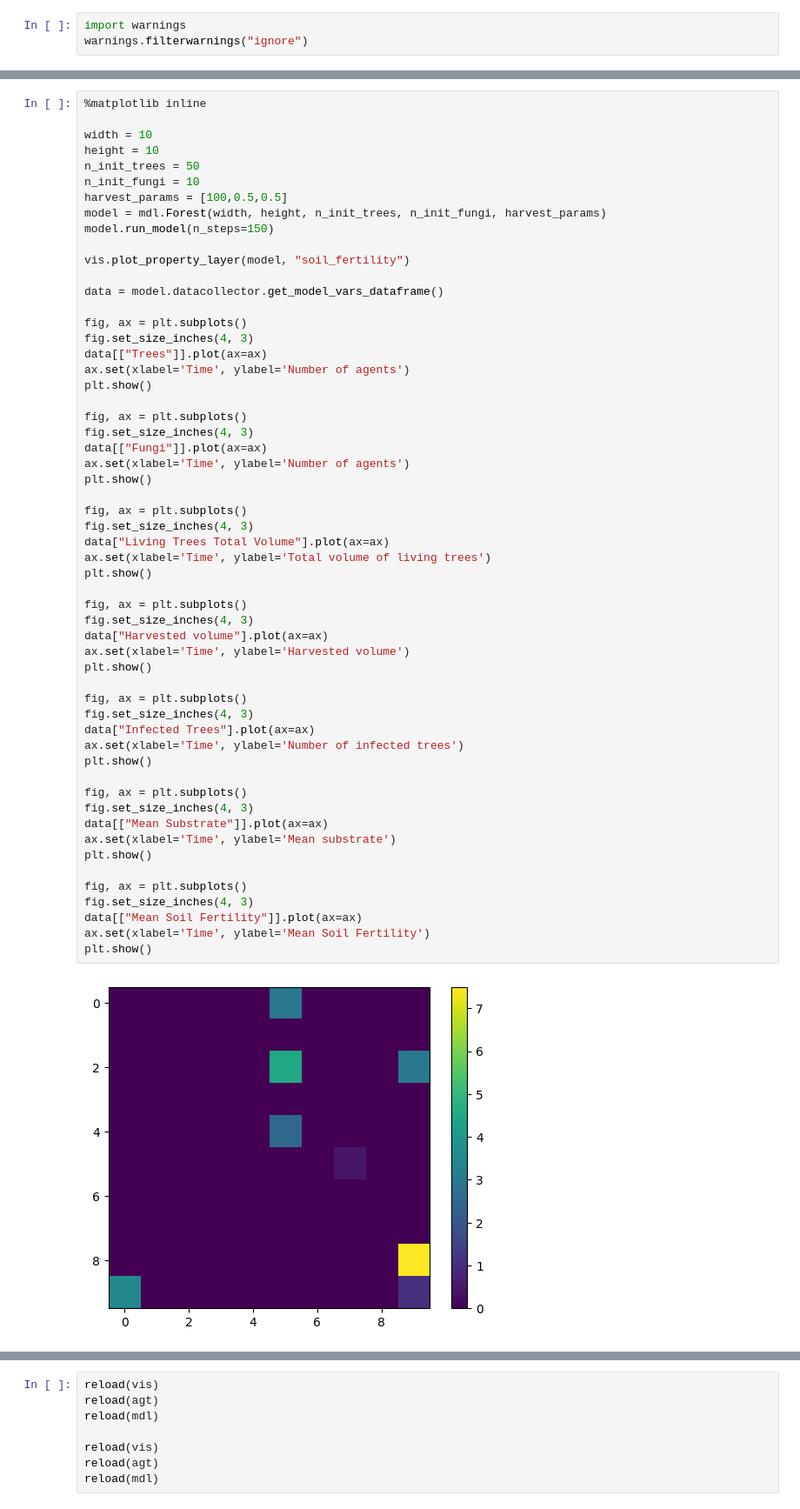
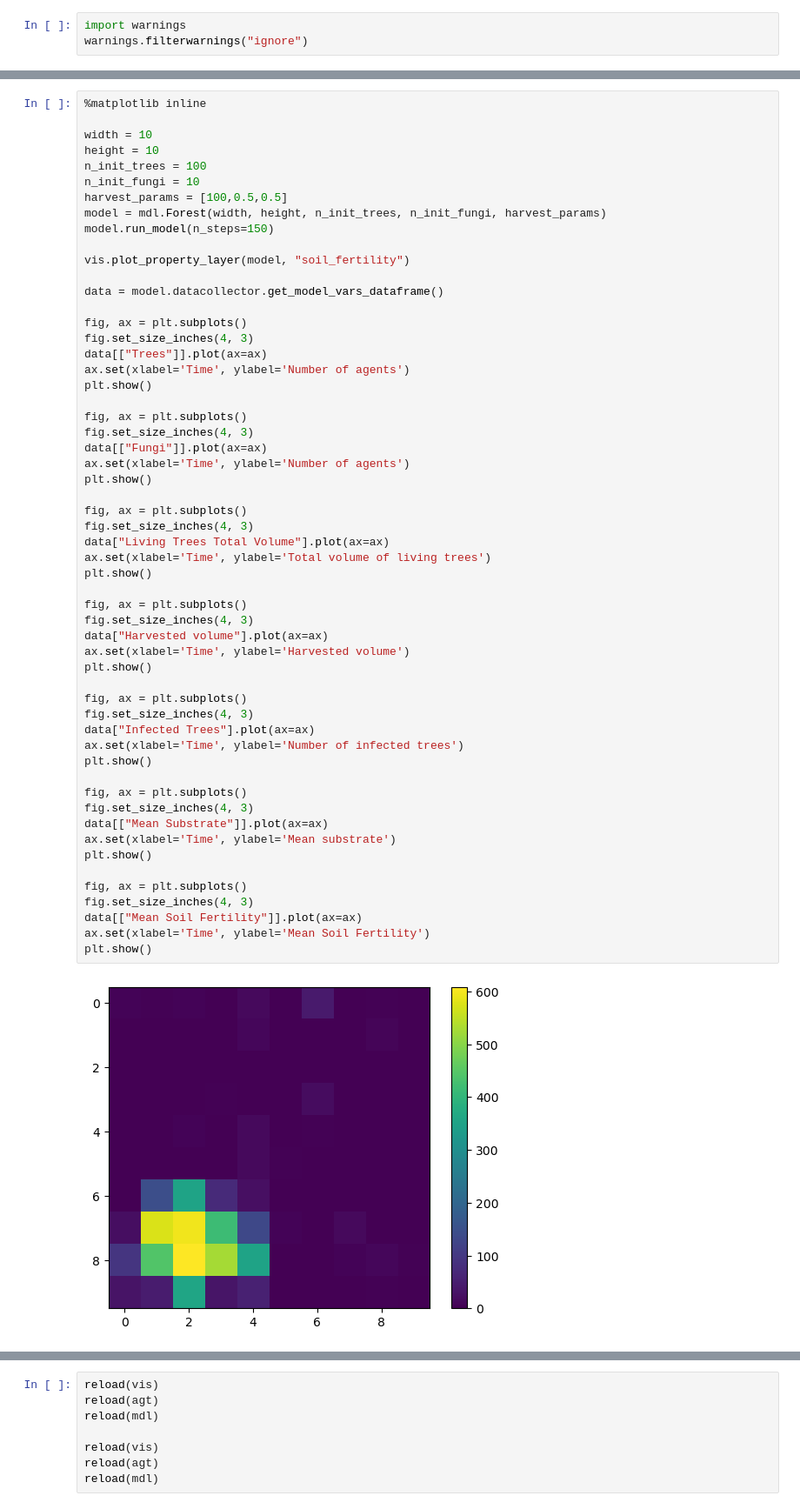
Before and after one commit to mboyan/agent-based-modelling, a Jupyter notebook: Project/ABM_Project.ipynb, the cells around one changed output, grey strips where cells are left out. Shown at 87% size. Cells and saved outputs as stored; diff of their text form.

```diff
--- a/Project/ABM_Project.ipynb
+++ b/Project/ABM_Project.ipynb
@@ -28,7 +28,7 @@ reload(vis)
 
 width = 10
 height = 10
-n_init_trees = 50
+n_init_trees = 100
 n_init_fungi = 10
 harvest_params = [100,0.5,0.5]
 model = mdl.Forest(width, height, n_init_trees, n_init_fungi, harvest_params)
@@ -53,31 +53,31 @@ plt.show()
 fig, ax = plt.subplots()
 fig.set_size_inches(4, 3)
 data["Living Trees Total Volume"].plot(ax=ax)
 ax.set(xlabel='Time', ylabel='Total volume of living trees')
 plt.show()
 
 fig, ax = plt.subplots()
 fig.set_size_inches(4, 3)
 data["Harvested volume"].plot(ax=ax)
 ax.set(xlabel='Time', ylabel='Harvested volume')
 plt.show()
 
 fig, ax = plt.subplots()
 fig.set_size_inches(4, 3)
 data["Infected Trees"].plot(ax=ax)
 ax.set(xlabel='Time', ylabel='Number of infected trees')
 plt.show()
 
 fig, ax = plt.subplots()
 fig.set_size_inches(4, 3)
 data[["Mean Substrate"]].plot(ax=ax)
 ax.set(xlabel='Time', ylabel='Mean substrate')
 plt.show()
 
 fig, ax = plt.subplots()
 fig.set_size_inches(4, 3)
 data[["Mean Soil Fertility"]].plot(ax=ax)
 ax.set(xlabel='Time', ylabel='Mean Soil Fertility')
 plt.show()
 # %% [output]
-[figure, old version]
+[figure, new version]
```
Also changed, not shown: parts of 3 cells of this notebook, 2 other files.
